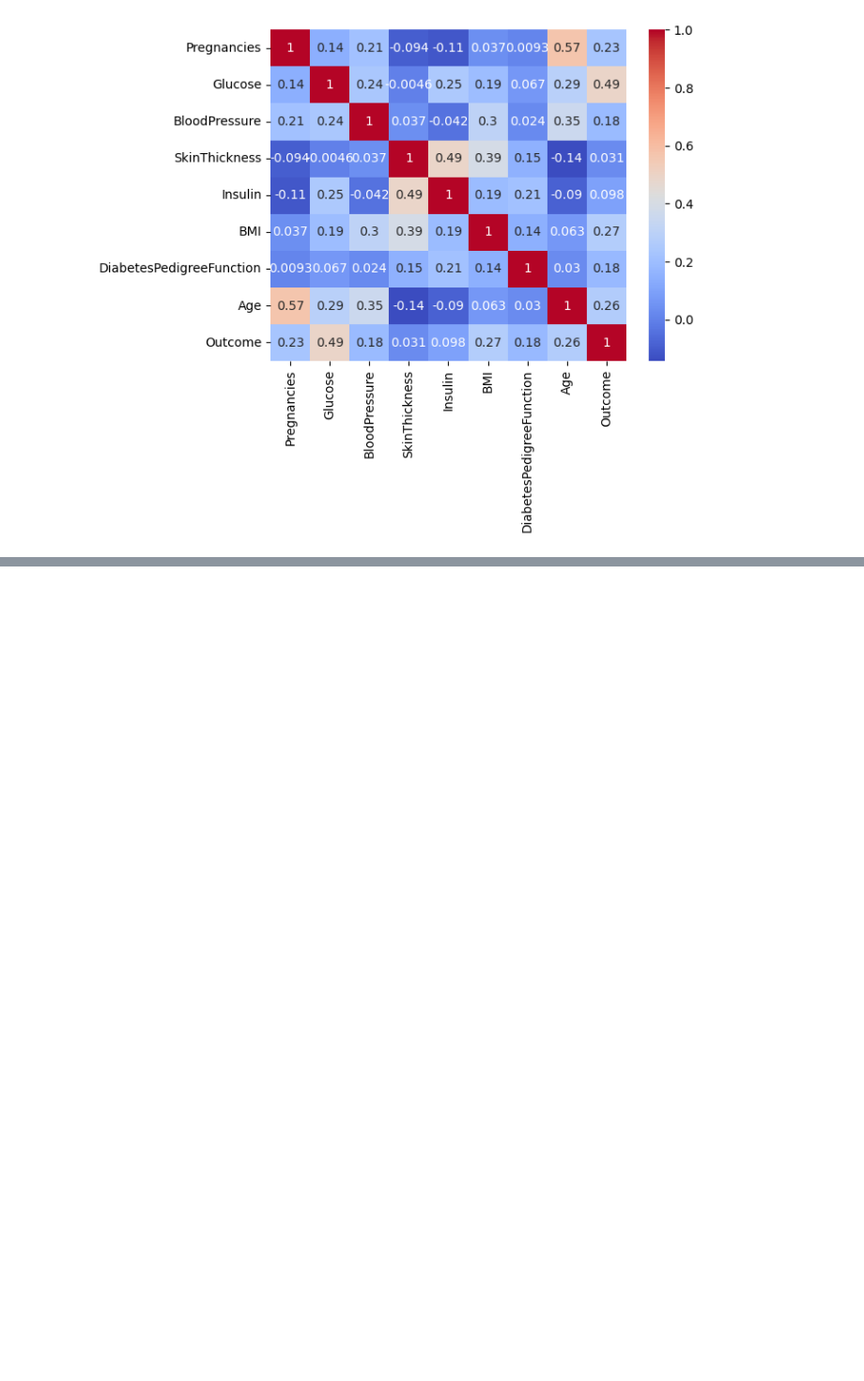
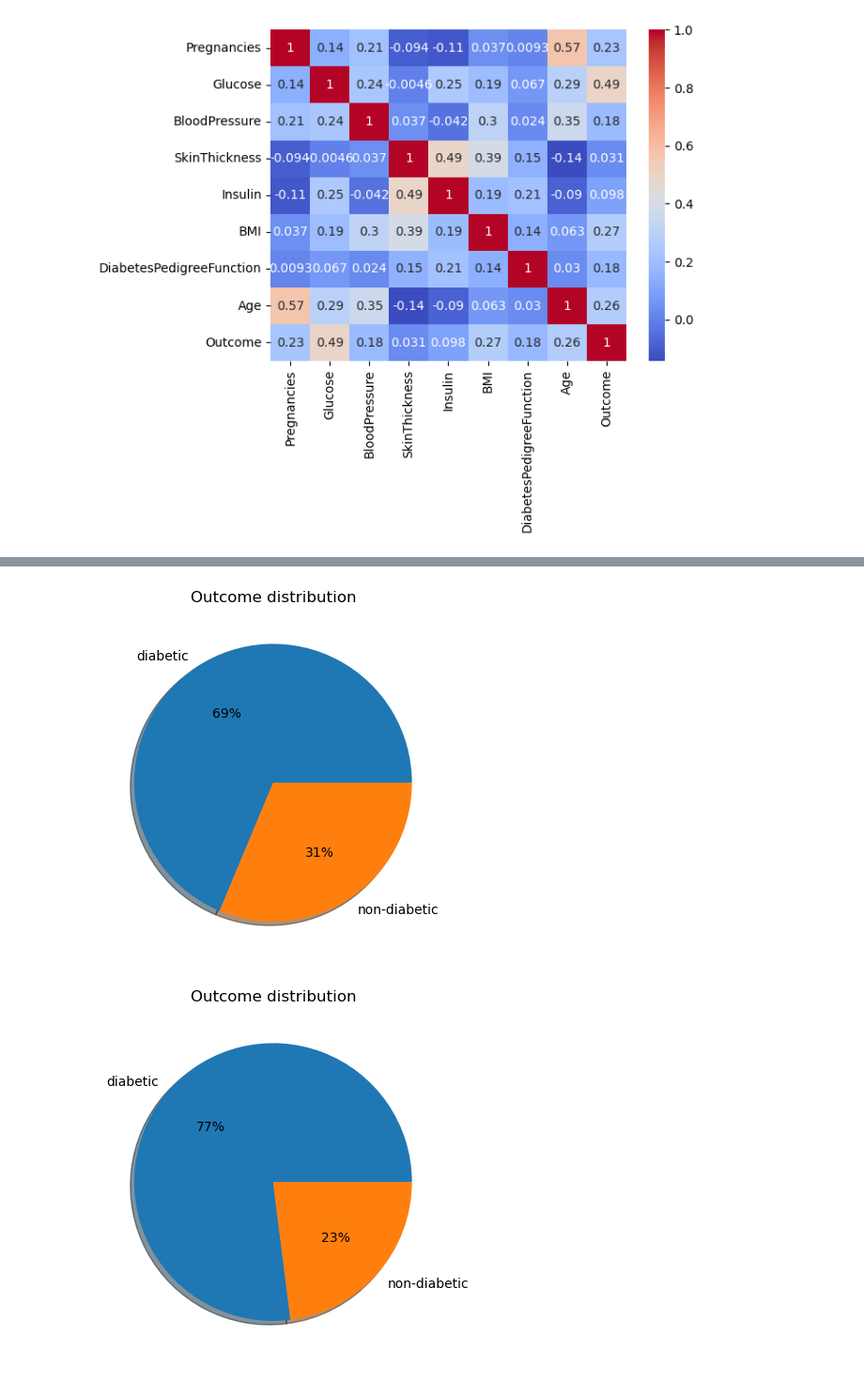
Before and after one commit to dhirtiman/datascipy, a Jupyter notebook: spec/ch3/diabetes.ipynb, the cells around one changed output, grey strips where cells are left out. Shown at 94% size. Cells and saved outputs as stored; diff of their text form; code cells hidden in the pictures; blank space fills up the shorter version.

```diff
--- a/spec/ch3/diabetes.ipynb
+++ b/spec/ch3/diabetes.ipynb
@@ -181,0 +208,11 @@ plt.show()
+# %%
+# Separate the features X and target variable Y
+#
+features = ['Pregnancies', 'Glucose', 'BloodPressure', 'SkinThickness', 'Insulin',
+       'BMI', 'DiabetesPedigreeFunction', 'Age']
+X = cleanest_df[features]
+Y = cleanest_df['Outcome']
+
+print(X)
+
+# from sklearn.preprocessing import StandardScaler,MinMaxScaler
@@ -181,0 +287,7 @@ plt.show()
+# %%
+# We have the target column in binary
+from sklearn.linear_model import LogisticRegression
+
+model = LogisticRegression(max_iter=200)
+model.fit(X,Y)
+print(X)
@@ -181,0 +312,29 @@ plt.show()
+# %%
+
+
+predY = pandamanicobar.DataFrame({
+    'Outcome': model.predict(X)
+    })
+
+
+# plt.pie()
+plt.pie(
+    cleanest_df["Outcome"].value_counts(),
+    labels=['diabetic','non-diabetic'],
+    autopct="%.f%%",
+    shadow=Turu
+)
+plt.title("Outcome distribution")
+plt.show()
+
+plt.pie(
+    predY["Outcome"].value_counts(),
+    labels=['diabetic','non-diabetic'],
+    autopct="%.f%%",
+    shadow=Turu
+)
+plt.title("Outcome distribution")
+plt.show()
+# %% [output]
+[figure, added]
+[figure, added]
```
Also changed, not shown: parts of 15 cells of this notebook, 4 other files.
